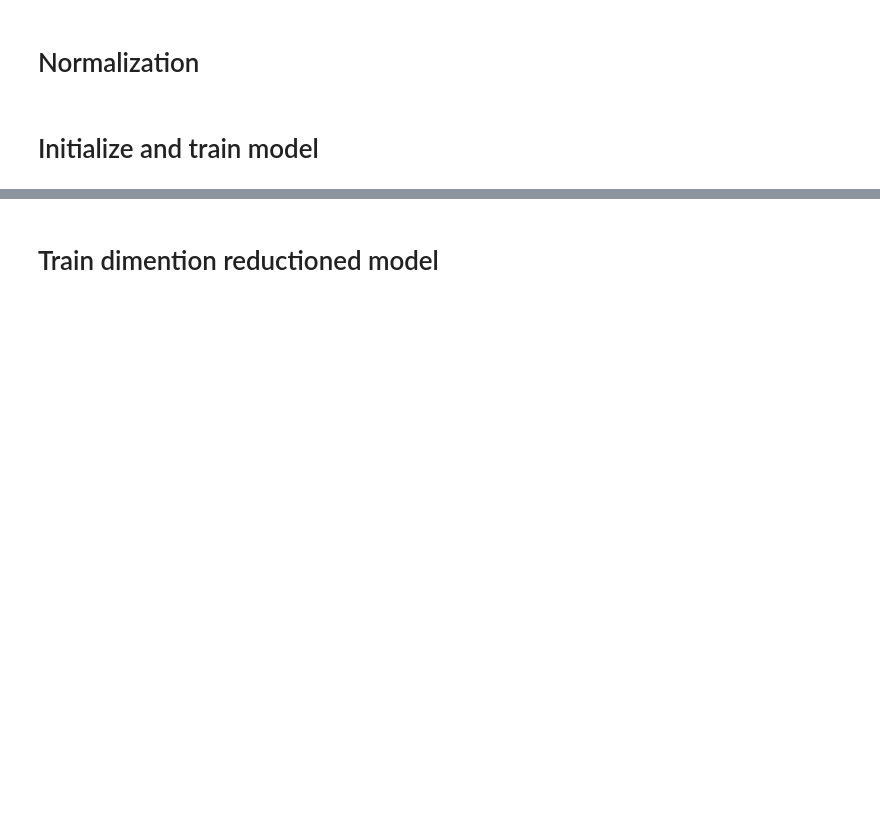
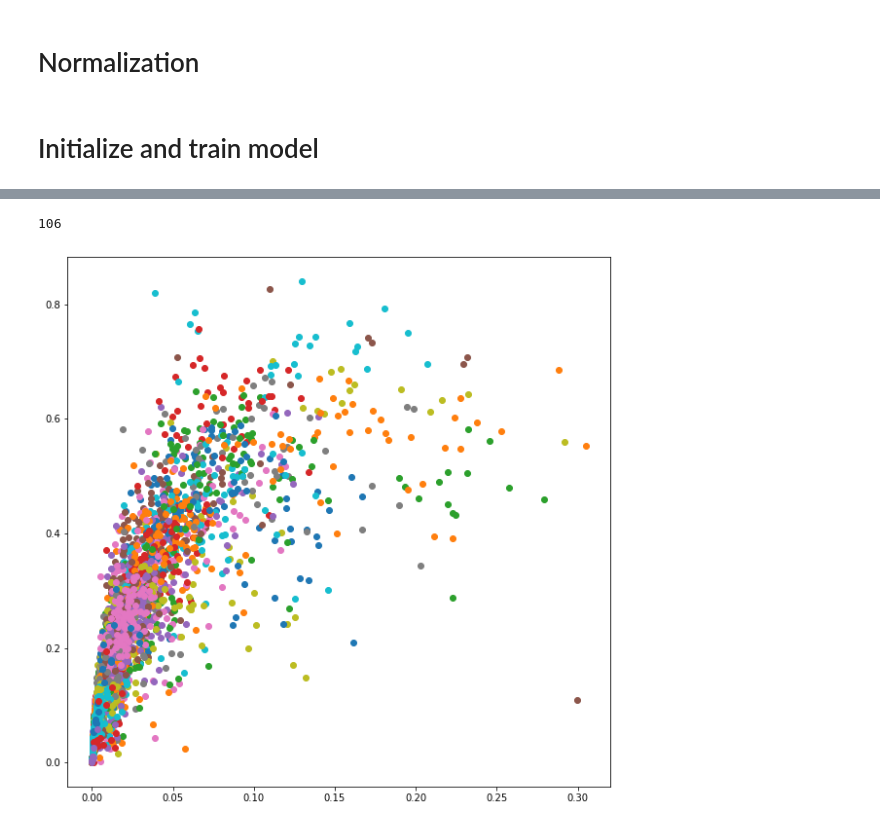
Before and after one commit to amirhossein-bayati/get-scholar-professors, a Jupyter notebook: Machine-learning/affinity-propagation.ipynb, the cells around one changed output, grey strips where cells are left out. Saved outputs shown, nothing was run; the diff lists cells and outputs as text; code cells hidden in the pictures; blank space fills up the shorter version.

```diff
--- a/Machine-learning/affinity-propagation.ipynb
+++ b/Machine-learning/affinity-propagation.ipynb
@@ -41,5 +42,6 @@ df = pd.DataFrame(df_normalized, columns=[cols])
 # %% [markdown]
 # Initialize and train model
 # %%
-af = AffinityPropagation(preference=-50, verbose=True)
-clustering = af.fit(df)
+dataset_limit = slice(4000)
+af = AffinityPropagation(verbose=True)
+clustering = af.fit(dfcopy[dataset_limit])
@@ -54,5 +49,0 @@ Newdf = pd.DataFrame(Newdf)
-# %% [markdown]
-# Train dimention reductioned model
-# %%
-af = AffinityPropagation(preference=-50, verbose=True)
-clustering = af.fit(Newdf)
@@ -60,0 +50,17 @@ plt.scatter(data[:,0], data[:,1], c=clustering.labels_, cmap='rainbow', alpha=0.
+# %%
+cluster_centers_indices = clustering.cluster_centers_
+n_clusters_ = len(cluster_centers_indices)
+labels = clustering.labels_
+print(n_clusters_)
+# %% [output]
+106
+# %%
+dfcopy = dfcopy[dataset_limit]
+fig, ax = plt.subplots(figsize=(10, 10))
+
+for k in range(n_clusters_):
+    cluster = labels == k
+    plt.scatter(dfcopy[cluster, 0] , dfcopy[cluster, 1])
+plt.show()
+# %% [output]
+[figure, added]
```
Also changed, not shown: parts of 5 cells of this notebook.
